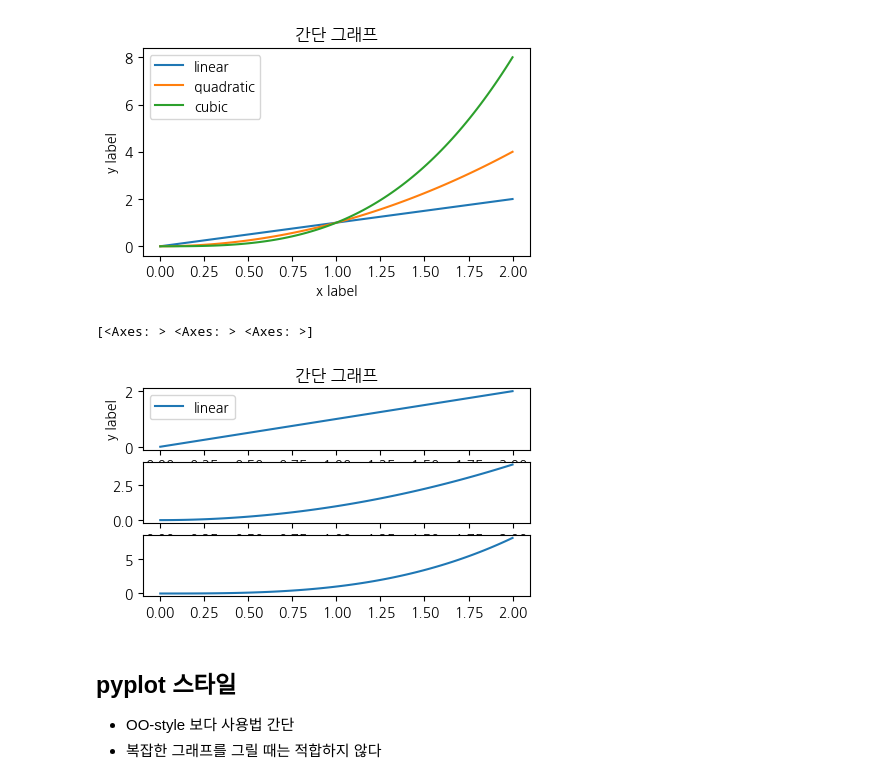
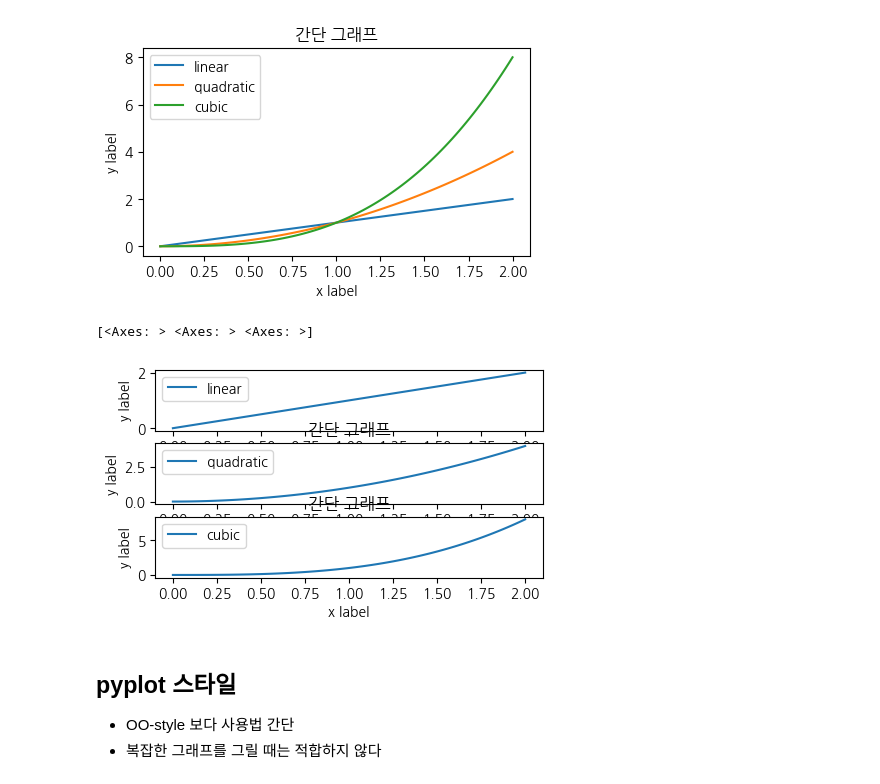
Before and after one commit to haram4th/finech, a Jupyter notebook: 05machine_learning/04matplotlib사용법.ipynb, the cells around one changed output. Drawn from its saved outputs; the diff is of its cells as text; code cells hidden in the pictures.

```diff
--- a/05machine_learning/04matplotlib사용법.ipynb
+++ b/05machine_learning/04matplotlib사용법.ipynb
@@ -122,17 +125,25 @@ plt.show()
 # %%
 fig, ax = plt.subplots(3, 1, figsize=(5, 2.7))
 print(ax)
 ax[0].plot(x, x, label='linear')
 ax[1].plot(x, x**2, label="quadratic")
 ax[2].plot(x, x**3, label="cubic")
 ax[0].set_xlabel('x label')
 ax[0].set_ylabel('y label')
-ax[0].set_title('간단 그래프')
+ax[1].set_title('간단 그래프')
+ax[1].set_xlabel('x label')
+ax[1].set_ylabel('y label')
+ax[1].set_title('간단 그래프')
+ax[2].set_xlabel('x label')
+ax[2].set_ylabel('y label')
+ax[2].set_title('간단 그래프')
 ax[0].legend()
+ax[1].legend()
+ax[2].legend()
 plt.show()
 # %% [output]
 [<Axes: > <Axes: > <Axes: >]
-[figure, old version]
+[figure, new version]
 # %% [markdown]
 ## pyplot 스타일
 * OO-style 보다 사용법 간단
```
Also changed, not shown: parts of 2 cells of this notebook, 3 other files.
